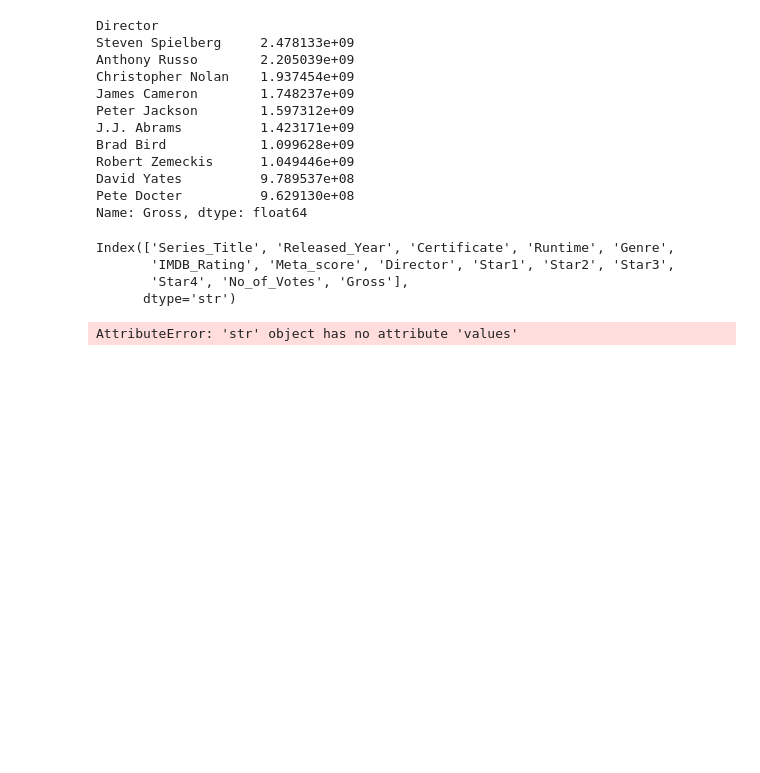
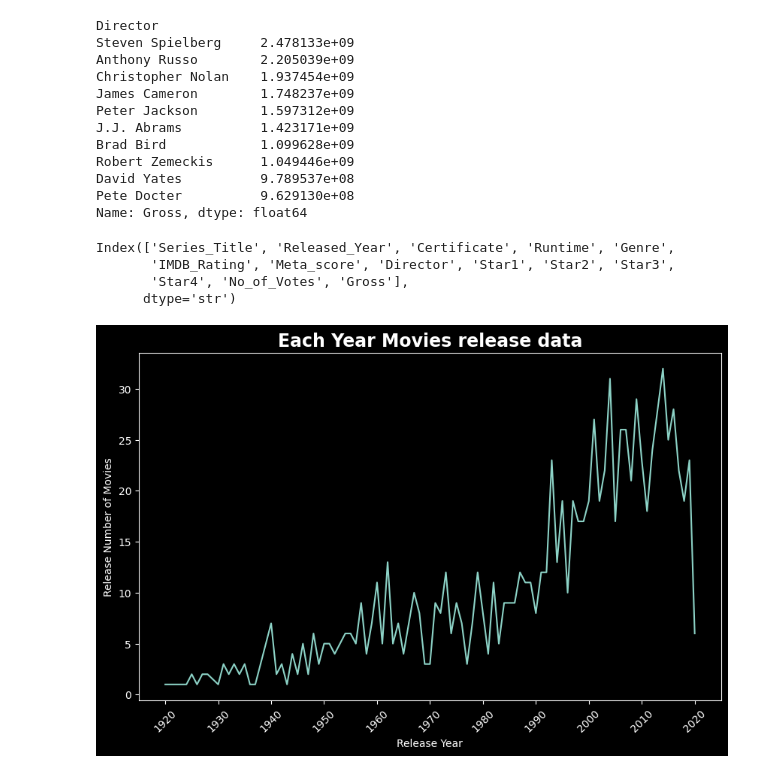
Before and after one commit to aayushmanz/Project-2-, a Jupyter notebook: 2. Exploratory Data Analysis (EDA)/EDA of Movies Dataset.ipynb, the cells around one changed output. Drawn from its saved outputs; the diff is of its cells as text; code cells hidden in the pictures; blank space fills up the shorter version.

```diff
--- a/2. Exploratory Data Analysis (EDA)/EDA of Movies Dataset.ipynb
+++ b/2. Exploratory Data Analysis (EDA)/EDA of Movies Dataset.ipynb
@@ -62,4 +62,22 @@ Index(['Series_Title', 'Released_Year', 'Certificate', 'Runtime', 'Genre',
        'Star4', 'No_of_Votes', 'Gross'],
       dtype='str')
 # %%
+plt.figure(figsize=(10, 6))
 df['Released_Year'] = pd.to_numeric(df['Released_Year'], errors='coerce')
+
+movies_per_year = df['Released_Year'].value_counts().sort_values().reset_index()
+movies_per_year.columns = ['Released_Year','Series_Title']
+
+
+min_year = int(df['Released_Year'].min())
+max_year = int(df['Released_Year'].max())
+sns.lineplot(data=movies_per_year, x='Released_Year', y='Series_Title', palette='magma')
+
+plt.xticks(range(min_year, max_year + 1, 10), rotation=45)
+
+plt.title('Each Year Movies release data', fontsize='17', fontweight='bold')
+plt.xlabel('Release Year')
+plt.ylabel('Release Number of Movies')
+plt.show()
+# %% [output]
+[figure, added]
@@ -68,4 +83,0 @@ data = df['Released_Year'].value_counts().head(10)
-# %%
-sns.countplot(x='Released_Year', data=df, order=df)
-# %% [output]
-AttributeError: 'str' object has no attribute 'values'
```
Also changed, not shown: parts of 7 cells of this notebook, 1 other file.
